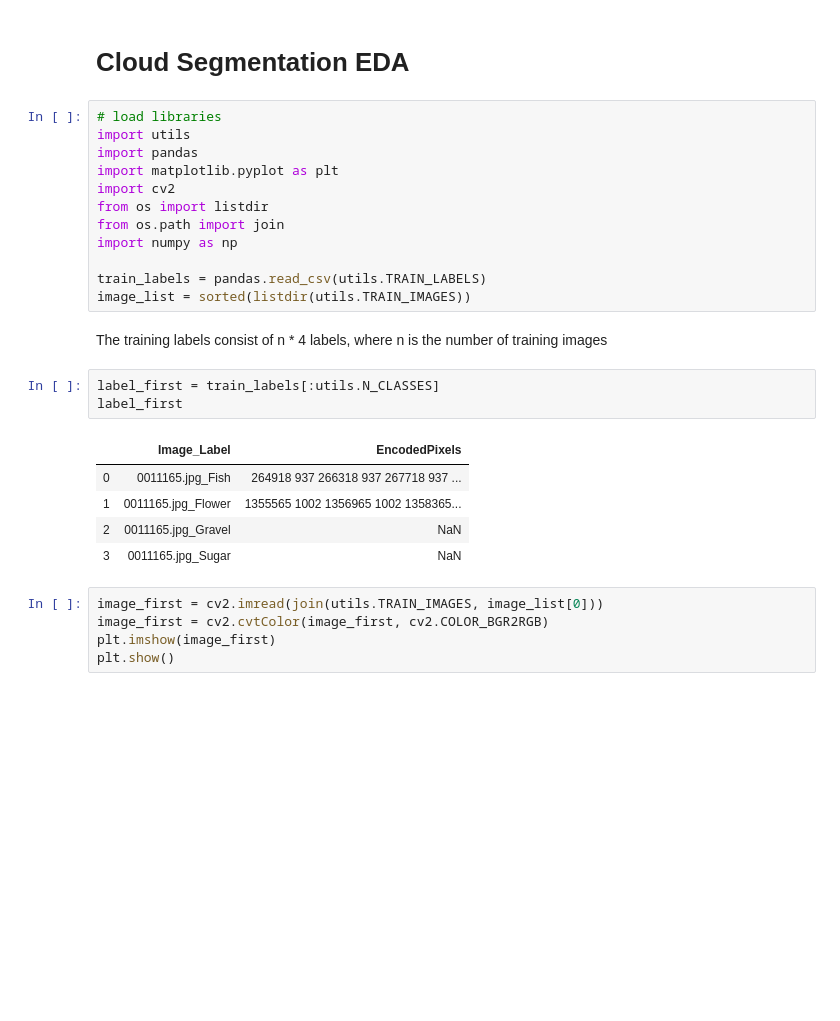
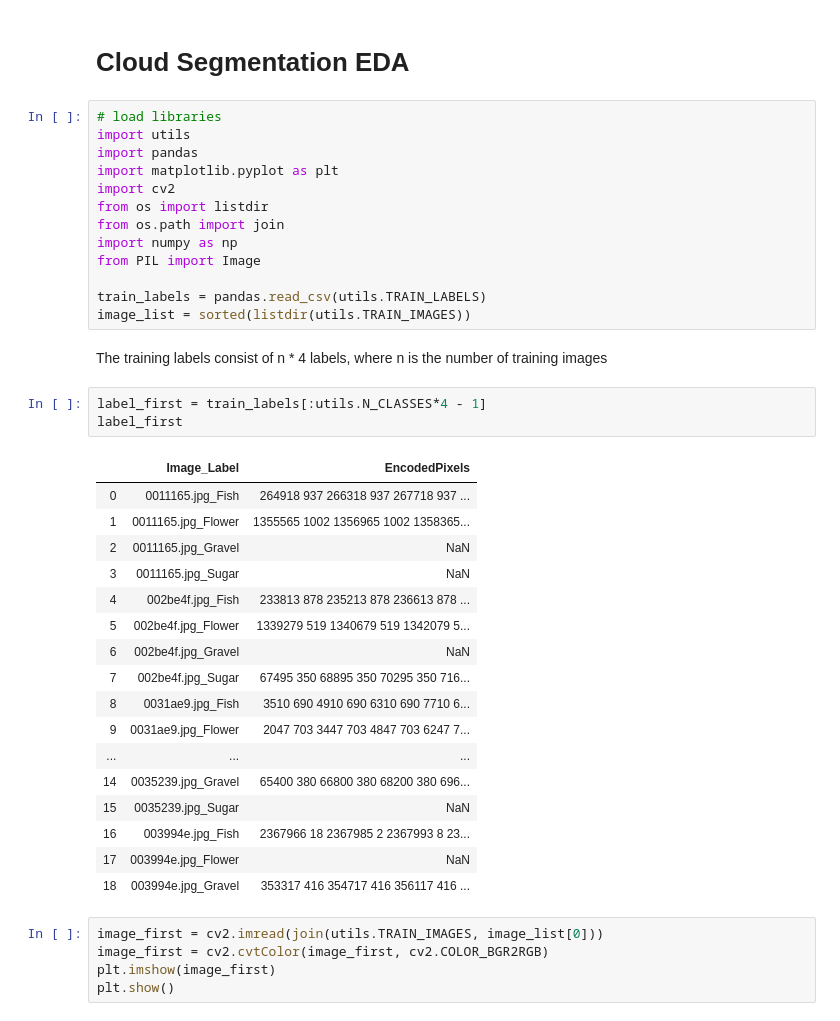
Before and after one commit to polmonroig/cloud_segmentation, a Jupyter notebook: eda.ipynb, the cells around one changed output. Saved outputs shown, nothing was run; the diff lists cells and outputs as text; blank space fills up the shorter version.

```diff
--- a/eda.ipynb
+++ b/eda.ipynb
@@ -9,20 +9,33 @@ import cv2
 from os import listdir
 from os.path import join
 import numpy as np
+from PIL import Image
 
 train_labels = pandas.read_csv(utils.TRAIN_LABELS)
 image_list = sorted(listdir(utils.TRAIN_IMAGES))
 # %% [markdown]
 The training labels consist of n * 4 labels, where n is the number of training images
 # %%
-label_first = train_labels[:utils.N_CLASSES]
+label_first = train_labels[:utils.N_CLASSES*4 - 1]
 label_first
 # %% [output]
 |  | Image_Label | EncodedPixels |
 | 0 | 0011165.jpg_Fish | 264918 937 266318 937 267718 937 ... |
 | 1 | 0011165.jpg_Flower | 1355565 1002 1356965 1002 1358365... |
 | 2 | 0011165.jpg_Gravel | NaN |
 | 3 | 0011165.jpg_Sugar | NaN |
+| 4 | 002be4f.jpg_Fish | 233813 878 235213 878 236613 878 ... |
+| 5 | 002be4f.jpg_Flower | 1339279 519 1340679 519 1342079 5... |
+| 6 | 002be4f.jpg_Gravel | NaN |
+| 7 | 002be4f.jpg_Sugar | 67495 350 68895 350 70295 350 716... |
+| 8 | 0031ae9.jpg_Fish | 3510 690 4910 690 6310 690 7710 6... |
+| 9 | 0031ae9.jpg_Flower | 2047 703 3447 703 4847 703 6247 7... |
+| ... | ... | ... |
+| 14 | 0035239.jpg_Gravel | 65400 380 66800 380 68200 380 696... |
+| 15 | 0035239.jpg_Sugar | NaN |
+| 16 | 003994e.jpg_Fish | 2367966 18 2367985 2 2367993 8 23... |
+| 17 | 003994e.jpg_Flower | NaN |
+| 18 | 003994e.jpg_Gravel | 353317 416 354717 416 356117 416 ... |
 # %%
 image_first = cv2.imread(join(utils.TRAIN_IMAGES, image_list[0]))
 image_first = cv2.cvtColor(image_first, cv2.COLOR_BGR2RGB)
```
Also changed, not shown: parts of 12 cells of this notebook, 2 other files.
